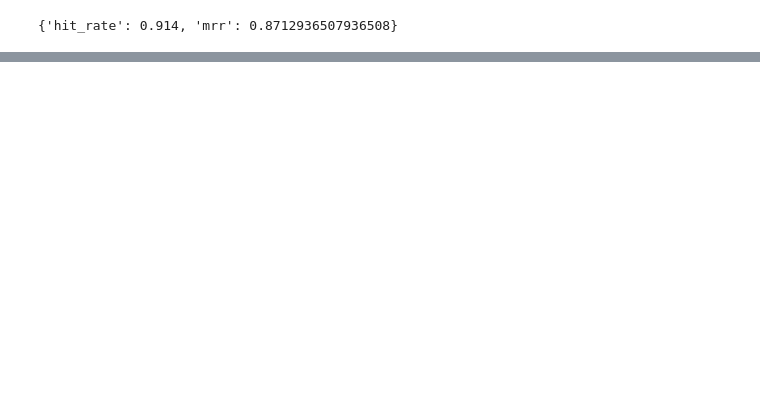
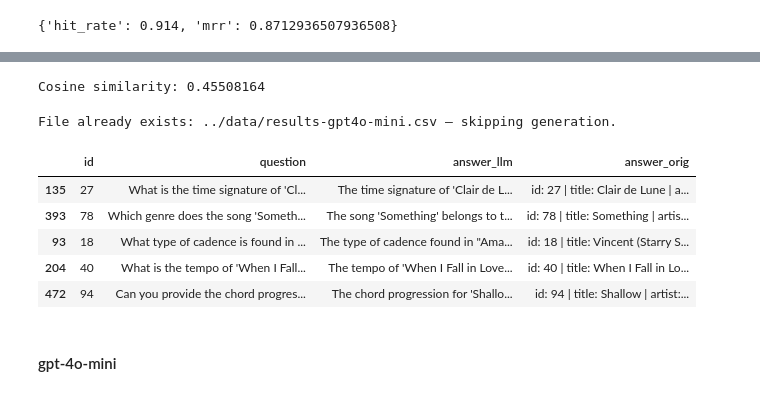
Before and after one commit to song2siren/llm-zoomcamp-music-theory-assistant, a Jupyter notebook: notebooks/rag-test.ipynb, the cells around one changed output, grey strips where cells are left out. Cells and saved outputs as stored; diff of their text form; code cells hidden in the pictures; blank space fills up the shorter version.

```diff
--- a/notebooks/rag-test.ipynb
+++ b/notebooks/rag-test.ipynb
@@ -419,0 +610,68 @@ evaluate(ground_truth, lambda q: vector_search(q['question']))
+# %%
+from sentence_transformers import SentenceTransformer
+
+# Load a sentence transformer model to generate embeddings
+model = SentenceTransformer('all-MiniLM-L6-v2')
+
+# Encode answers
+v_orig = model.encode(answer_orig)
+v_llm = model.encode(answer_llm)
+
+# Compute cosine similarity
+cos_sim = v_llm.dot(v_orig)
+print("Cosine similarity:", cos_sim)
+# %% [output]
+Cosine similarity: 0.45508164
+# %%
+# Now generate a file containing the ground truth questions with answers
+# from both the LLM and the original dataset
+OUTPUT_PATH = "../data/results-gpt4o-mini.csv"
+
+if not os.path.exists(OUTPUT_PATH):
+    answers = {}
+
+    for i, rec in enumerate(tqdm(ground_truth)):
+        if i in answers:
+            continue
+
+        answer_llm = rag(rec['question'])
+        doc_id = rec['id']
+        original_doc = doc_idx[doc_id]
+        answer_orig = " | ".join(f"{k}: {v}" for k, v in original_doc.items())
+
+        answers[i] = {
+            'id': doc_id,
+            'question': rec['question'],
+            'answer_llm': answer_llm,
+            'answer_orig': answer_orig
+        }
+
+    results_gpt4o_mini = [None] * len(ground_truth)
+
+    for i, val in answers.items():
+        results_gpt4o_mini[i] = val.copy()
+        results_gpt4o_mini[i].update(ground_truth[i])
+
+    df_gpt4o_mini = pd.DataFrame(results_gpt4o_mini)
+
+    !mkdir data
+
+    df_gpt4o_mini.to_csv(OUTPUT_PATH, index=False)
+    print(f"Saved {len(df_gpt4o_mini)} rows to data/results-gpt4o-mini.csv")
+else:
+    print(f"File already exists: {OUTPUT_PATH} — skipping generation.")
+    df_gpt4o_mini = pd.read_csv(OUTPUT_PATH)
+    df_gpt4o_mini.to_csv(OUTPUT_PATH, index=False)
+# %% [output]
+File already exists: ../data/results-gpt4o-mini.csv — skipping generation.
+# %%
+ df_gpt4o_mini.sample(n=5)
+# %% [output]
+|  | id | question | answer_llm | answer_orig |
+| 135 | 27 | What is the time signature of 'Cl... | The time signature of 'Clair de L... | id: 27 | title: Clair de Lune | a... |
+| 393 | 78 | Which genre does the song 'Someth... | The song 'Something' belongs to t... | id: 78 | title: Something | artis... |
+| 93 | 18 | What type of cadence is found in ... | The type of cadence found in "Ama... | id: 18 | title: Vincent (Starry S... |
+| 204 | 40 | What is the tempo of 'When I Fall... | The tempo of 'When I Fall in Love... | id: 40 | title: When I Fall in Lo... |
+| 472 | 94 | Can you provide the chord progres... | The chord progression for 'Shallo... | id: 94 | title: Shallow | artist:... |
+# %% [markdown]
+#### gpt-4o-mini
```
Also changed, not shown: parts of 61 cells of this notebook, 13 other files.
